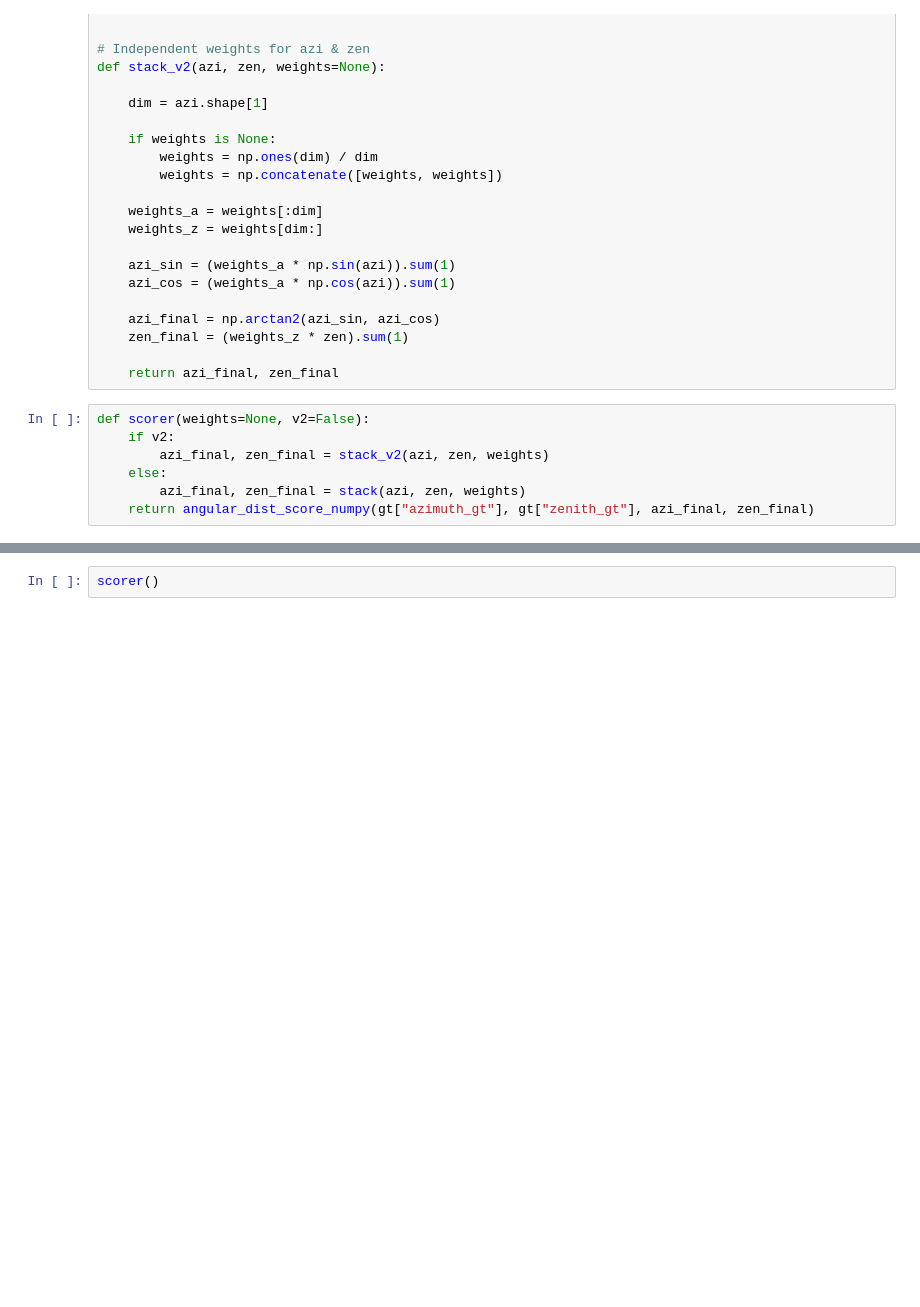
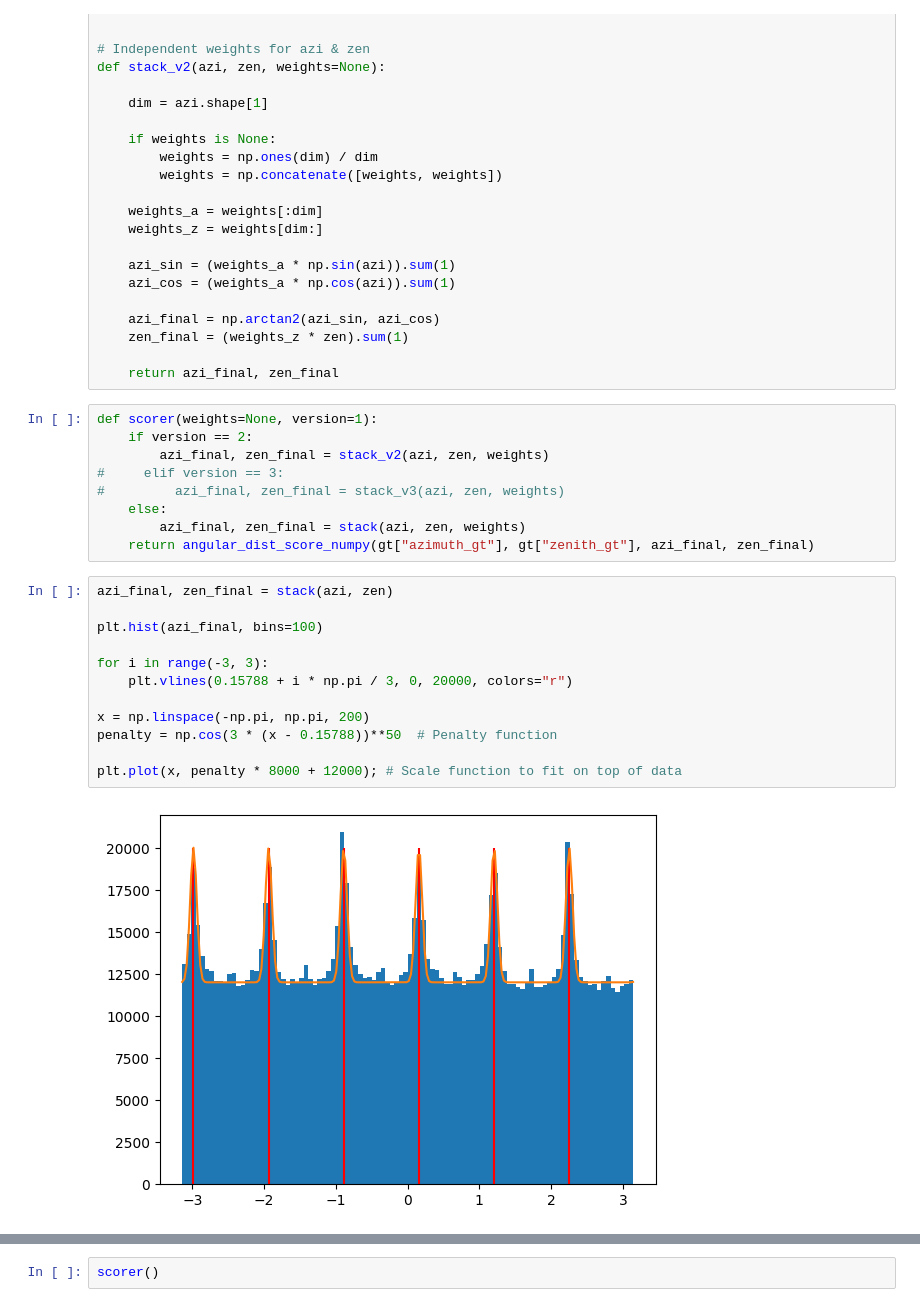
Before and after one commit to Anjum48/icecube-neutrinos-in-deep-ice, a Jupyter notebook: notebooks/stacking.ipynb, the cells around one changed output, grey strips where cells are left out. Cells and saved outputs as stored; diff of their text form; blank space fills up the shorter version.

```diff
--- a/notebooks/stacking.ipynb
+++ b/notebooks/stacking.ipynb
@@ -113,9 +114,25 @@ def stack_v2(azi, zen, weights=None):
 
     return azi_final, zen_final
 # %%
-def scorer(weights=None, v2=False):
-    if v2:
+def scorer(weights=None, version=1):
+    if version == 2:
         azi_final, zen_final = stack_v2(azi, zen, weights)
+#     elif version == 3:
+#         azi_final, zen_final = stack_v3(azi, zen, weights)
     else:
         azi_final, zen_final = stack(azi, zen, weights)
     return angular_dist_score_numpy(gt["azimuth_gt"], gt["zenith_gt"], azi_final, zen_final)
+# %%
+azi_final, zen_final = stack(azi, zen)
+
+plt.hist(azi_final, bins=100)
+
+for i in range(-3, 3):
+    plt.vlines(0.15788 + i * np.pi / 3, 0, 20000, colors="r")
+
+x = np.linspace(-np.pi, np.pi, 200)
+penalty = np.cos(3 * (x - 0.15788))**50  # Penalty function
+
+plt.plot(x, penalty * 8000 + 12000); # Scale function to fit on top of data
+# %% [output]
+[figure, added]
```
Also changed, not shown: parts of 13 cells of this notebook.
